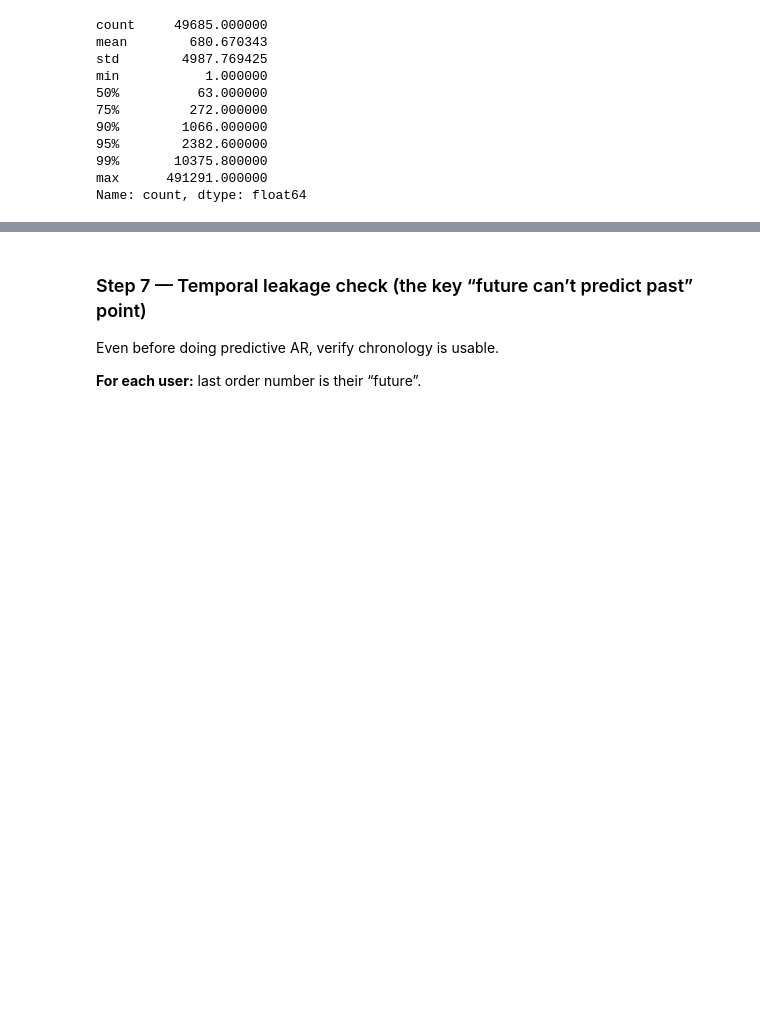
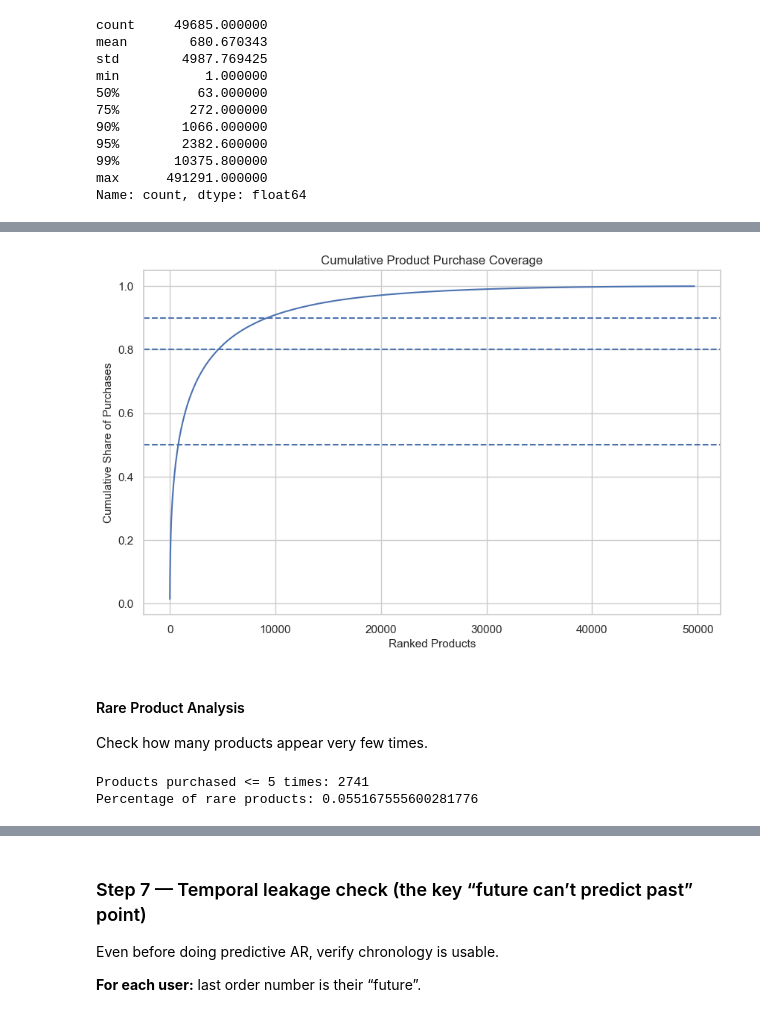
Before and after one commit to pradeepjoel/instacart-retail-project, a Jupyter notebook: notebooks/04_exploratory_data_analysis.ipynb, the cells around one changed output, grey strips where cells are left out. Cells and saved outputs as stored; diff of their text form; code cells hidden in the pictures; blank space fills up the shorter version.

Commit message:
EDA: Product Distribution & Long Tail Analysis

```diff
--- a/notebooks/04_exploratory_data_analysis.ipynb
+++ b/notebooks/04_exploratory_data_analysis.ipynb
@@ -1194,4 +1202,15 @@ Optional: “coverage” curve (how many products explain X% of purchases):
 # %%
-cum = (prod_freq / prod_freq.sum()).cumsum()
-cum[cum <= 0.5].shape[0], cum[cum <= 0.8].shape[0], cum[cum <= 0.9].shape[0]
+# Normalize frequencies
+product_share = prod_freq / prod_freq.sum()
+
+cumulative_share = product_share.cumsum()
+
+# Number of products needed to reach coverage levels
+n_50 = (cumulative_share <= 0.5).sum()
+n_80 = (cumulative_share <= 0.8).sum()
+n_90 = (cumulative_share <= 0.9).sum()
+
+print("Products covering 50% of purchases:", n_50)
+print("Products covering 80% of purchases:", n_80)
+print("Products covering 90% of purchases:", n_90)
 # %% [output]
@@ -1202,0 +1235,25 @@ If heavy long tail: rules will be dominated by frequent staples unless you filte
+# %%
+plt.figure()
+plt.plot(cumulative_share.values)
+plt.axhline(0.5, linestyle="--")
+plt.axhline(0.8, linestyle="--")
+plt.axhline(0.9, linestyle="--")
+plt.title("Cumulative Product Purchase Coverage")
+plt.xlabel("Ranked Products")
+plt.ylabel("Cumulative Share of Purchases")
+plt.show()
+# %% [output]
+[figure, added]
+# %% [markdown]
+#### Rare Product Analysis
+
+Check how many products appear very few times.
+# %%
+rare_products = (prod_freq <= 5).sum()
+print("Products purchased <= 5 times:", rare_products)
+# Percentage of rare products
+rare_ratio = rare_products / len(prod_freq)
+print("Percentage of rare products:", rare_ratio)
+# %% [output]
+Products purchased <= 5 times: 2741
+Percentage of rare products: 0.055167555600281776
```
Also changed, not shown: parts of 8 cells of this notebook.
